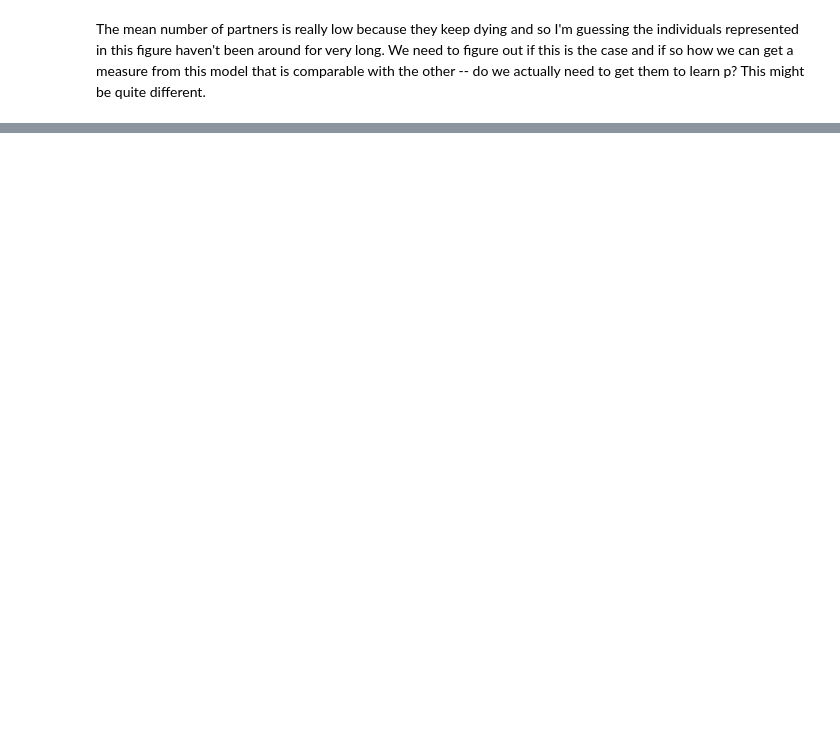
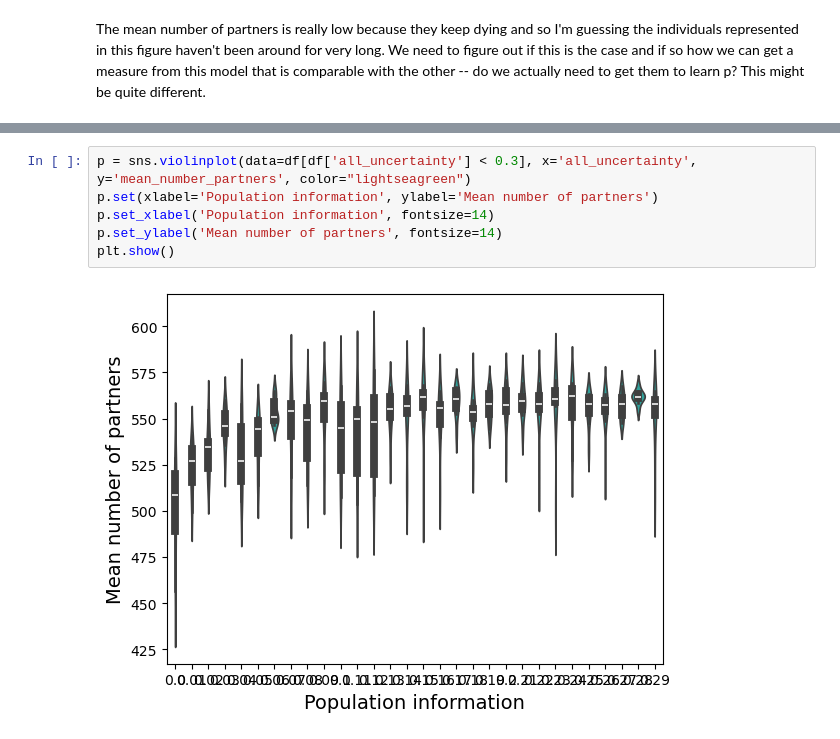
Before and after one commit to beckypadget/partnerswitching_model, a Jupyter notebook: model-evolution.ipynb, the cells around one changed output, grey strips where cells are left out. Cells and saved outputs as stored; diff of their text form; blank space fills up the shorter version.

```diff
--- a/model-evolution.ipynb
+++ b/model-evolution.ipynb
@@ -257,0 +384,8 @@ The mean number of partners is really low because they keep dying and so I'm gue
+# %%
+p = sns.violinplot(data=df[df['all_uncertainty'] < 0.3], x='all_uncertainty', y='mean_number_partners', color="lightseagreen")
+p.set(xlabel='Population information', ylabel='Mean number of partners')
+p.set_xlabel('Population information', fontsize=14)
+p.set_ylabel('Mean number of partners', fontsize=14)
+plt.show()
+# %% [output]
+[figure, added]
```
Also changed, not shown: parts of 11 cells of this notebook, 2 other files.
